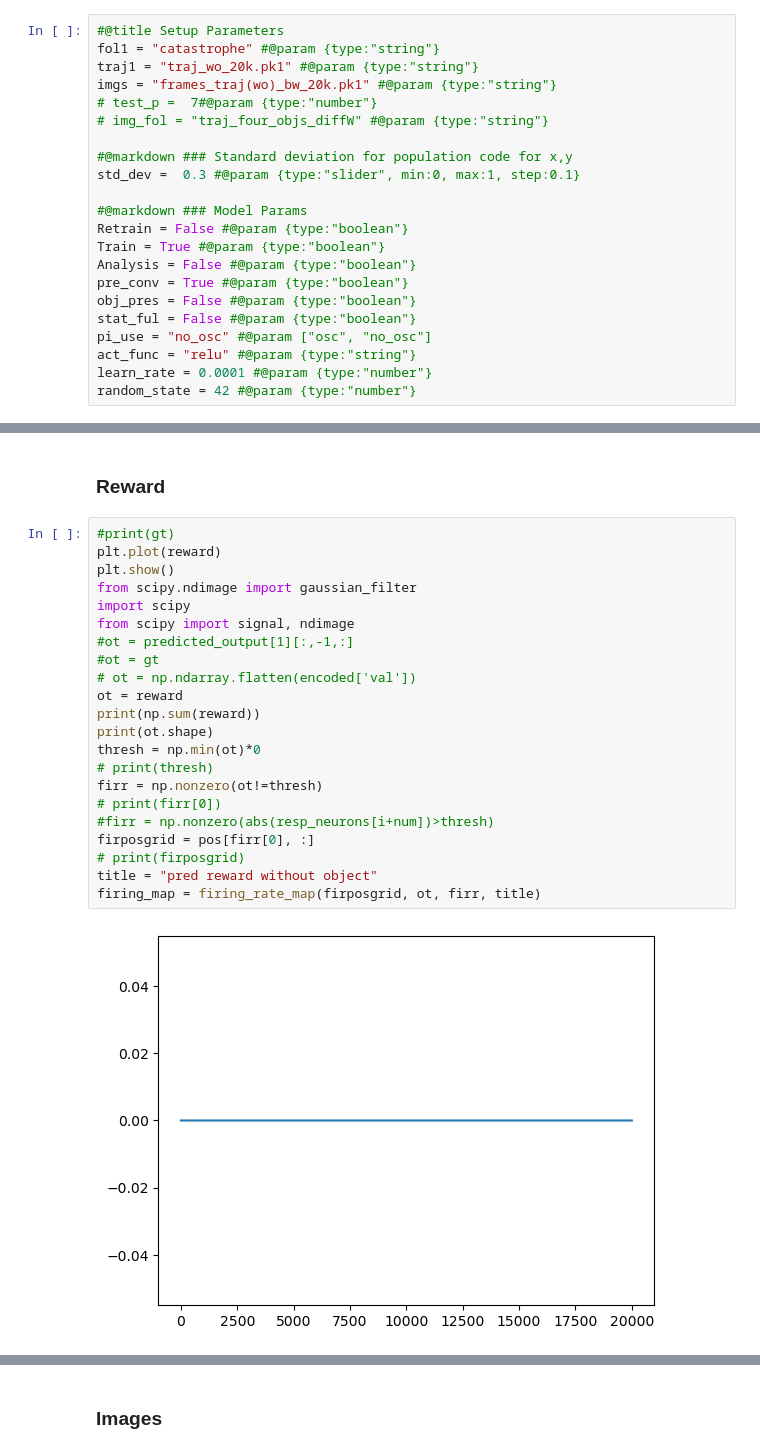
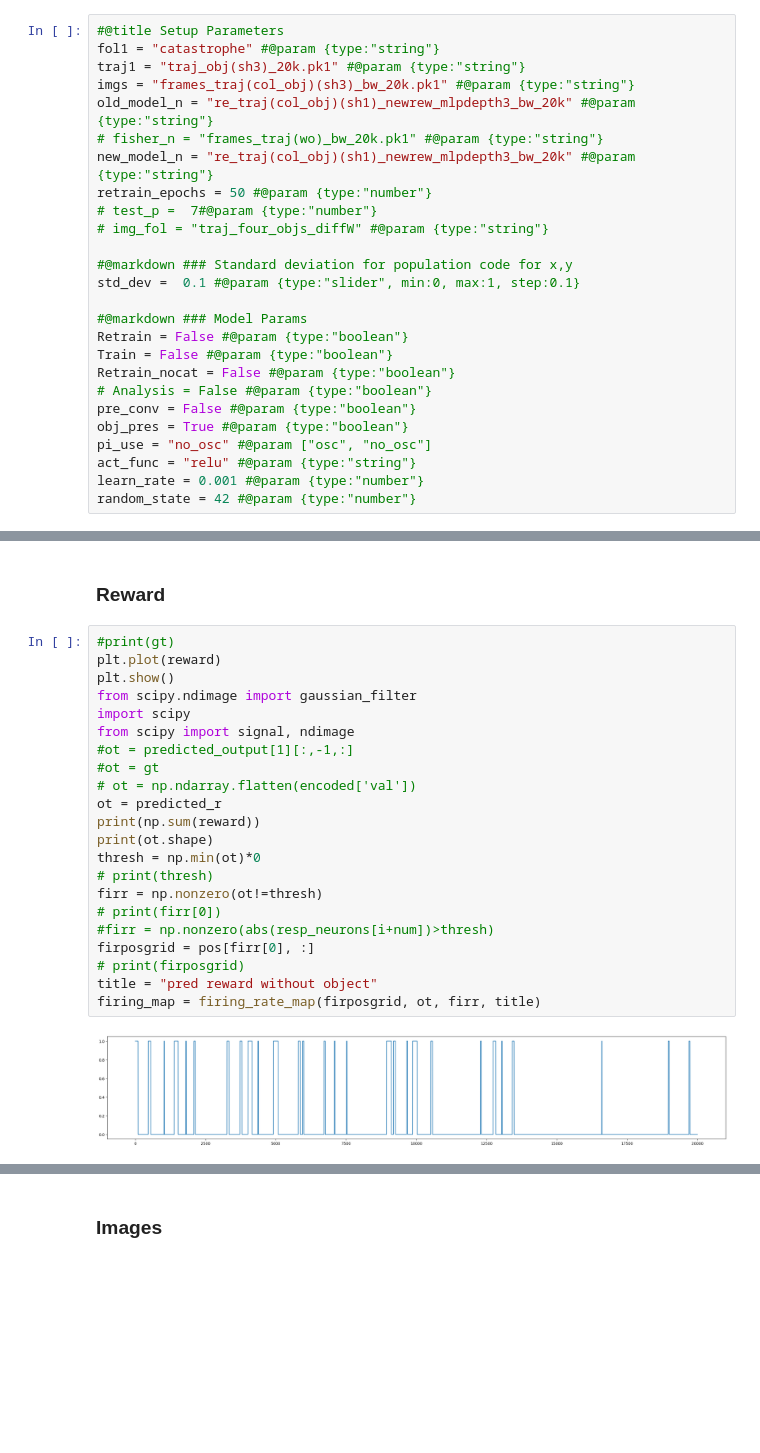
Before and after one commit to jarvez31/Object_representation_model, a Jupyter notebook: Obj_graph_mlp_catasforge_local.ipynb, the cells around one changed output, grey strips where cells are left out. Drawn from its saved outputs; the diff is of its cells as text; blank space fills up the shorter version.

```diff
--- a/Obj_graph_mlp_catasforge_local.ipynb
+++ b/Obj_graph_mlp_catasforge_local.ipynb
@@ -48,24 +51,28 @@ main = "Bharat_local_runs/"
 # %%
 #@title Setup Parameters
 fol1 = "catastrophe" #@param {type:"string"}
-traj1 = "traj_wo_20k.pk1" #@param {type:"string"}
-imgs = "frames_traj(wo)_bw_20k.pk1" #@param {type:"string"}
+traj1 = "traj_obj(sh3)_20k.pk1" #@param {type:"string"}
+imgs = "frames_traj(col_obj)(sh3)_bw_20k.pk1" #@param {type:"string"}
+old_model_n = "re_traj(col_obj)(sh1)_newrew_mlpdepth3_bw_20k" #@param {type:"string"}
+# fisher_n = "frames_traj(wo)_bw_20k.pk1" #@param {type:"string"}
+new_model_n = "re_traj(col_obj)(sh1)_newrew_mlpdepth3_bw_20k" #@param {type:"string"}
+retrain_epochs = 50 #@param {type:"number"}
 # test_p =  7#@param {type:"number"}
 # img_fol = "traj_four_objs_diffW" #@param {type:"string"}
 
 #@markdown ### Standard deviation for population code for x,y
-std_dev =  0.3 #@param {type:"slider", min:0, max:1, step:0.1}
+std_dev =  0.1 #@param {type:"slider", min:0, max:1, step:0.1}
 
 #@markdown ### Model Params
 Retrain = False #@param {type:"boolean"}
-Train = True #@param {type:"boolean"}
-Analysis = False #@param {type:"boolean"}
-pre_conv = True #@param {type:"boolean"}
-obj_pres = False #@param {type:"boolean"}
-stat_ful = False #@param {type:"boolean"}
+Train = False #@param {type:"boolean"}
+Retrain_nocat = False #@param {type:"boolean"}
+# Analysis = False #@param {type:"boolean"}
+pre_conv = False #@param {type:"boolean"}
+obj_pres = True #@param {type:"boolean"}
 pi_use = "no_osc" #@param ["osc", "no_osc"]
 act_func = "relu" #@param {type:"string"}
-learn_rate = 0.0001 #@param {type:"number"}
+learn_rate = 0.001 #@param {type:"number"}
 random_state = 42 #@param {type:"number"}
 # %% [markdown]
 ### Functions
@@ -589,24 +620,24 @@ plt.plot(x,y)
 # %%
 #print(gt)
 plt.plot(reward)
 plt.show()
 from scipy.ndimage import gaussian_filter
 import scipy
 from scipy import signal, ndimage
 #ot = predicted_output[1][:,-1,:]
 #ot = gt
 # ot = np.ndarray.flatten(encoded['val'])
-ot = reward
+ot = predicted_r
 print(np.sum(reward))
 print(ot.shape)
 thresh = np.min(ot)*0
 # print(thresh)
 firr = np.nonzero(ot!=thresh)
 # print(firr[0])
 #firr = np.nonzero(abs(resp_neurons[i+num])>thresh)
 firposgrid = pos[firr[0], :]
 # print(firposgrid)
 title = "pred reward without object"
 firing_map = firing_rate_map(firposgrid, ot, firr, title)
 # %% [output]
-[figure, old version]
+[figure, new version]
```
Also changed, not shown: parts of 15 cells of this notebook.
